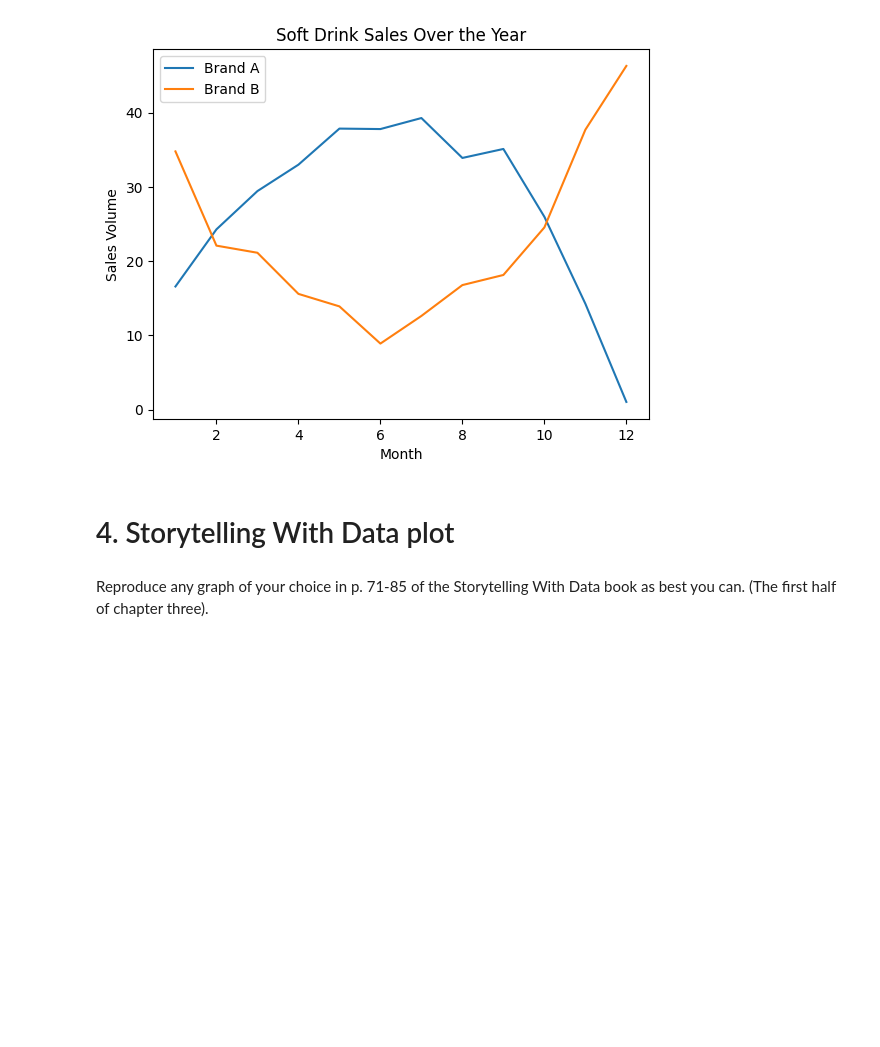
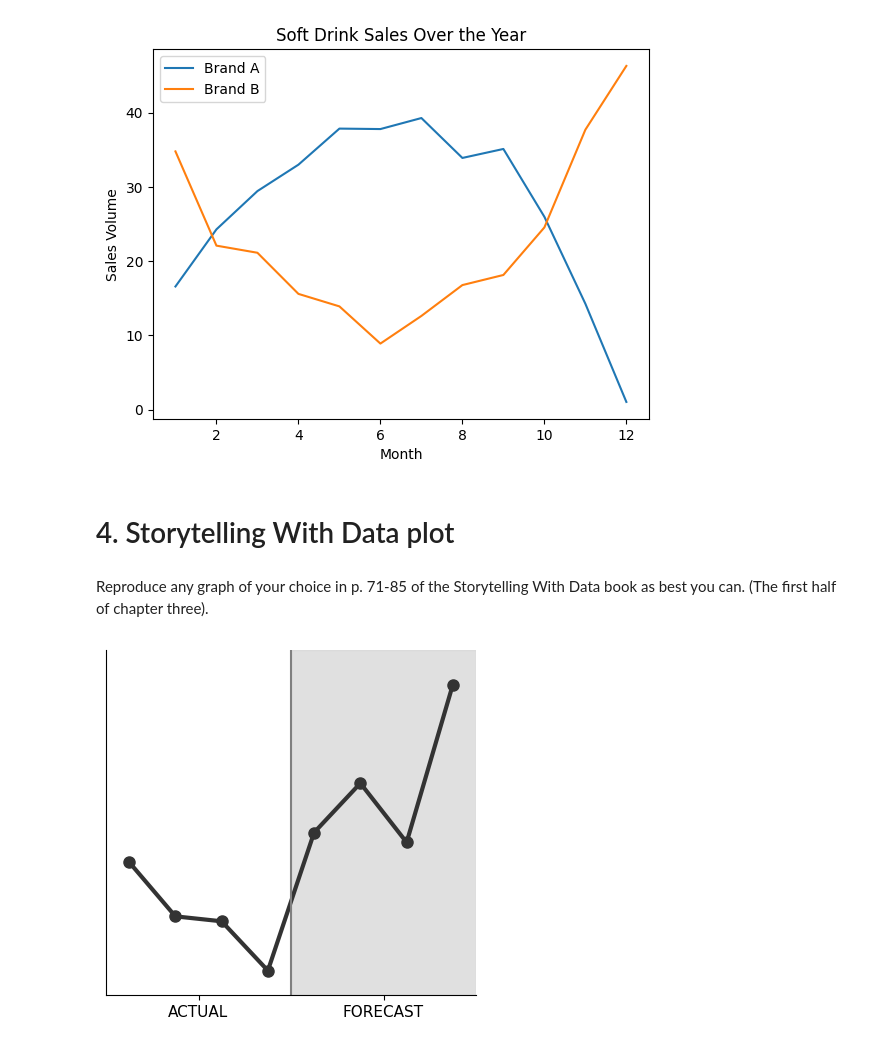
Before and after one commit to SalhaMo/Module-B-semester-2, a Jupyter notebook: Week5-concealed-answer.ipynb, the cells around one changed output. Cells and saved outputs as stored; diff of their text form; code cells hidden in the pictures; blank space fills up the shorter version.

```diff
--- a/Week5-concealed-answer.ipynb
+++ b/Week5-concealed-answer.ipynb
@@ -335,3 +335,39 @@ plt.show()
 # 4. Storytelling With Data plot
 # %% [markdown]
 Reproduce any graph of your choice in p. 71-85 of the Storytelling With Data book as best you can.  (The first half of chapter three).
+# %%
+# Approximate data to match the shape
+x = np.arange(8)
+y = [5.2, 4.1, 4.0, 3.0, 5.8, 6.8, 5.6, 8.8]
+
+# Split point: first 4 are ACTUAL, last 4 are FORECAST
+split = 3.5
+
+plt.figure(figsize=(4,4))
+
+# Shade forecast region
+plt.axvspan(split, 7.5, color="lightgray", alpha=0.7)
+
+# Plot line with markers
+plt.plot(x, y, color="0.2", linewidth=3, marker="o", markersize=8)
+
+# Separator line
+plt.axvline(split, color="0.5", linewidth=1.5)
+
+# Minimal axes style
+ax = plt.gca()
+ax.spines["top"].set_visible(False)
+ax.spines["right"].set_visible(False)
+
+# Labels
+plt.xticks([1.5, 5.5], ["ACTUAL", "FORECAST"], fontsize=11)
+plt.yticks([])
+
+# Limits for spacing
+plt.xlim(-0.5, 7.5)
+plt.ylim(2.5, 9.5)
+
+plt.tight_layout()
+plt.show()
+# %% [output]
+[figure, added]
```
